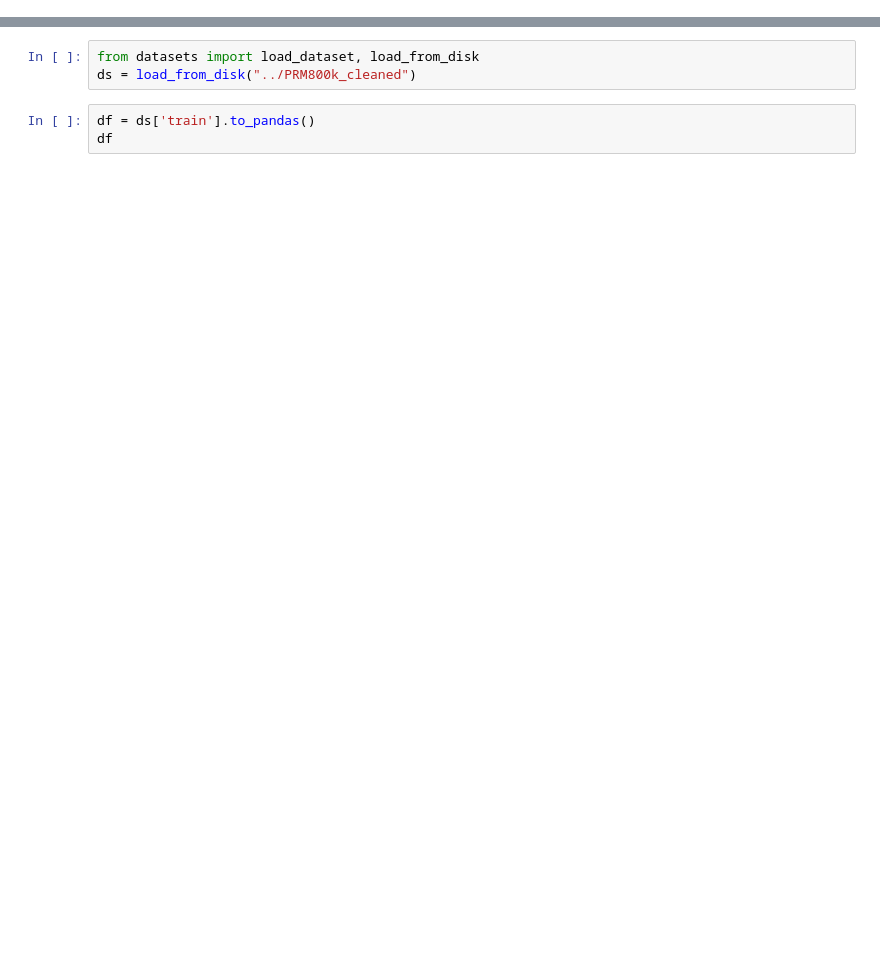
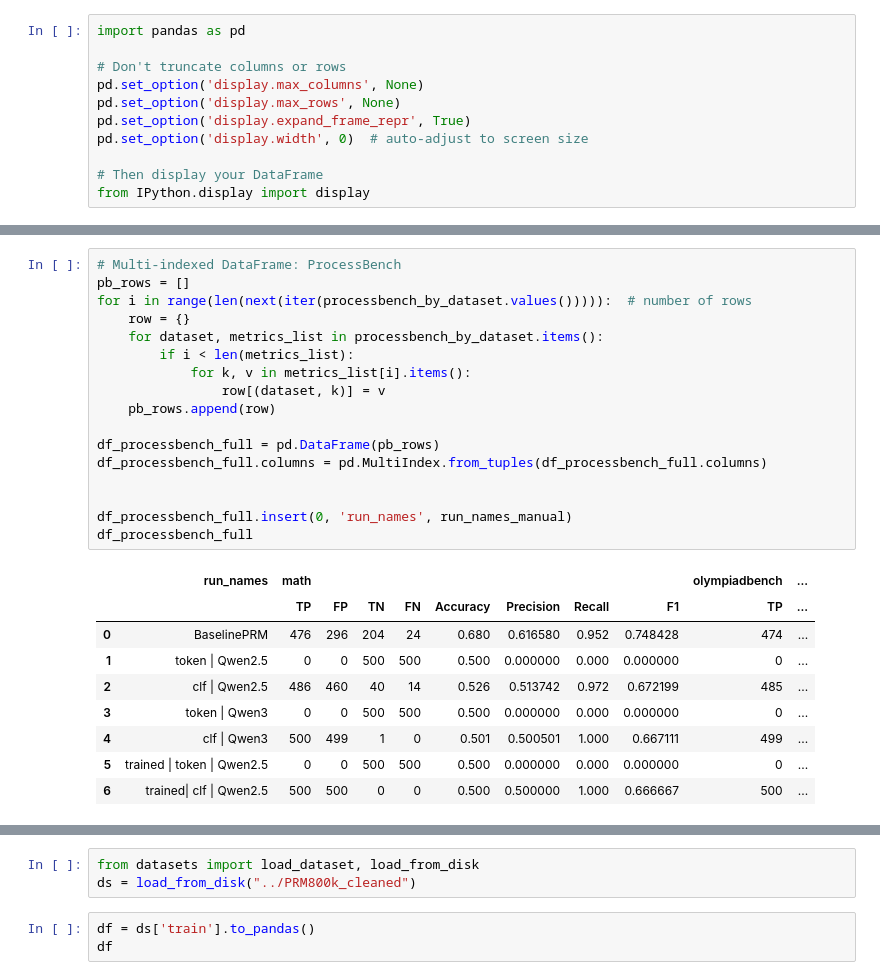
Before and after one commit to FrozenWolf-Cyber/Math-PRM, a Jupyter notebook: prm800k_analysis.ipynb, the cells around one changed output, grey strips where cells are left out. Cells and saved outputs as stored; diff of their text form; blank space fills up the shorter version.

```diff
--- a/prm800k_analysis.ipynb
+++ b/prm800k_analysis.ipynb
@@ -0,0 +1,11 @@
+# %%
+import pandas as pd
+
+# Don't truncate columns or rows
+pd.set_option('display.max_columns', None)
+pd.set_option('display.max_rows', None)
+pd.set_option('display.expand_frame_repr', True)
+pd.set_option('display.width', 0)  # auto-adjust to screen size
+
+# Then display your DataFrame
+from IPython.display import display
@@ -0,0 +201,27 @@
+# %%
+# Multi-indexed DataFrame: ProcessBench
+pb_rows = []
+for i in range(len(next(iter(processbench_by_dataset.values())))):  # number of rows
+    row = {}
+    for dataset, metrics_list in processbench_by_dataset.items():
+        if i < len(metrics_list):
+            for k, v in metrics_list[i].items():
+                row[(dataset, k)] = v
+    pb_rows.append(row)
+
+df_processbench_full = pd.DataFrame(pb_rows)
+df_processbench_full.columns = pd.MultiIndex.from_tuples(df_processbench_full.columns)
+
+
+df_processbench_full.insert(0, 'run_names', run_names_manual)
+df_processbench_full
+# %% [output]
+|  | run_names | math |  |  |  |  |  |  |  | olympiadbench | ... |
+|  |  | TP | FP | TN | FN | Accuracy | Precision | Recall | F1 | TP | ... |
+| 0 | BaselinePRM | 476 | 296 | 204 | 24 | 0.680 | 0.616580 | 0.952 | 0.748428 | 474 | ... |
+| 1 | token | Qwen2.5 | 0 | 0 | 500 | 500 | 0.500 | 0.000000 | 0.000 | 0.000000 | 0 | ... |
+| 2 | clf | Qwen2.5 | 486 | 460 | 40 | 14 | 0.526 | 0.513742 | 0.972 | 0.672199 | 485 | ... |
+| 3 | token | Qwen3 | 0 | 0 | 500 | 500 | 0.500 | 0.000000 | 0.000 | 0.000000 | 0 | ... |
+| 4 | clf | Qwen3 | 500 | 499 | 1 | 0 | 0.501 | 0.500501 | 1.000 | 0.667111 | 499 | ... |
+| 5 | trained | token | Qwen2.5 | 0 | 0 | 500 | 500 | 0.500 | 0.000000 | 0.000 | 0.000000 | 0 | ... |
+| 6 | trained| clf | Qwen2.5 | 500 | 500 | 0 | 0 | 0.500 | 0.500000 | 1.000 | 0.666667 | 500 | ... |
```
Also changed, not shown: parts of 11 cells of this notebook, 3 other files.
